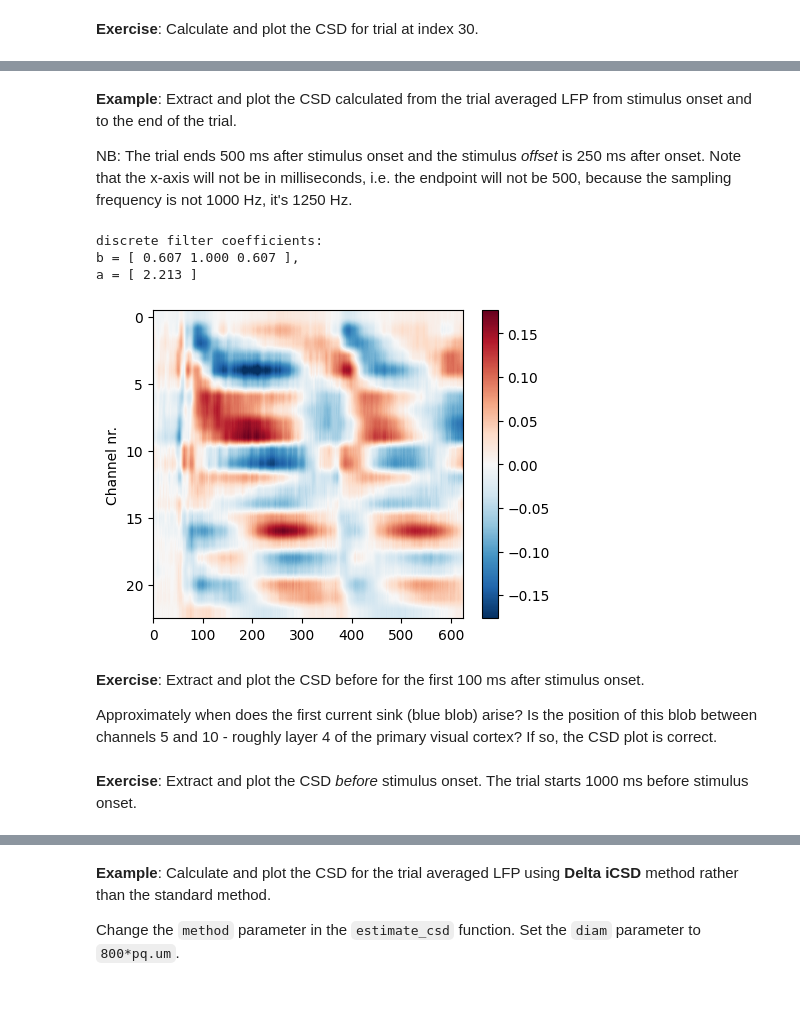
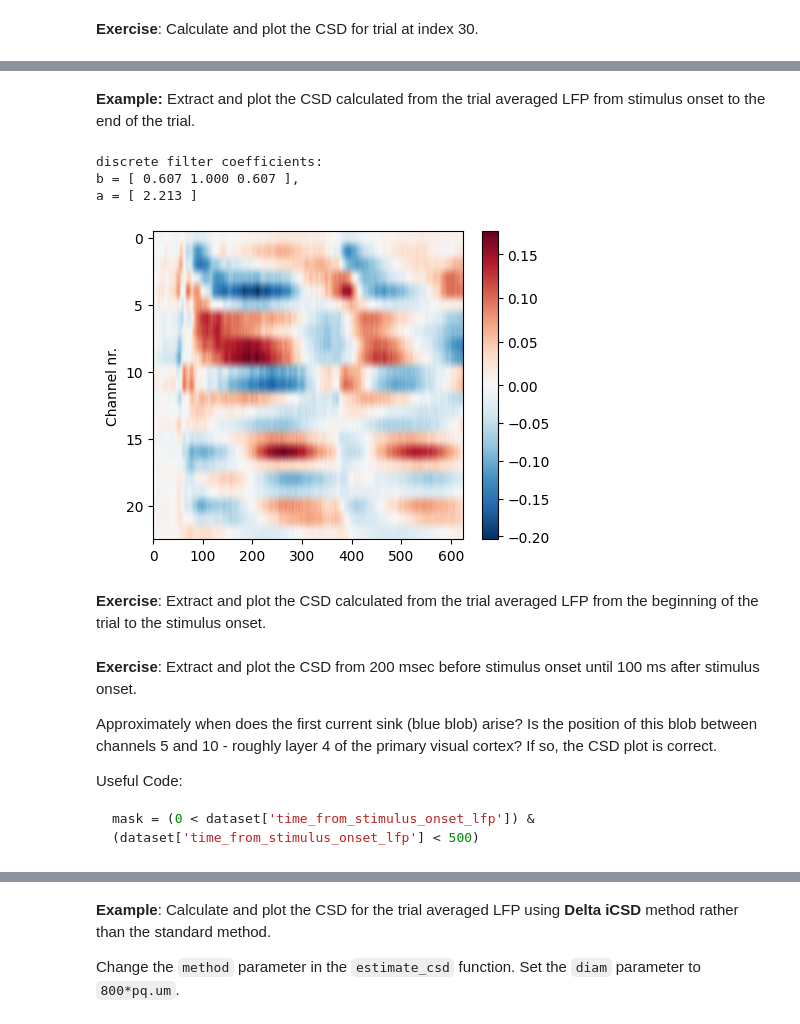
Before and after one commit to ibehave-ibots/LFP-Analysis-in-Python, a Jupyter notebook: Day1/03 CSD Analysis Theory and Methods/3 CSD Analysis Theory and Methods.ipynb, the cells around one changed output, grey strips where cells are left out. Cells and saved outputs as stored; diff of their text form; code cells hidden in the pictures; blank space fills up the shorter version.

Commit message:
stripped solutions

````diff
--- a/Day1/03 CSD Analysis Theory and Methods/3 CSD Analysis Theory and Methods.ipynb
+++ b/Day1/03 CSD Analysis Theory and Methods/3 CSD Analysis Theory and Methods.ipynb
@@ -188,33 +213,23 @@ a = [ 2.213 ]
 # %% [markdown]
-**Example**: Extract and plot the CSD calculated from the trial averaged LFP from stimulus onset and to the end of the trial.
-
-NB: The trial ends 500 ms after stimulus onset and the stimulus *offset* is 250 ms after onset. Note that the x-axis will not be in milliseconds, i.e. the endpoint will not be 500, because the sampling frequency is not 1000 Hz, it's 1250 Hz.
+**Example:** Extract and plot the CSD calculated from the trial averaged LFP from stimulus onset to the end of the trial.
-# %%
-# provided
-
-lfp_neo = utils.create_neo_lfp(lfp_trial_avg.values.T, sampling_frequency_lfp)
-csd_neo = estimate_csd(lfp_neo, coordinates=coords, method='StandardCSD').T
-# %% [output]
-discrete filter coefficients:
-b = [ 0.607 1.000 0.607 ],
-a = [ 2.213 ]
-# %%
-# solution
-
-time_window_start = 0
-time_window_end = 500
-times_lfp_sampled = lfp_trials.time_from_stimulus_onset_lfp # starts at -1000 ms from stimulus onset and ends at 500 ms from stimulus onset
-
-# extract CSD from selected time window
-csd_stim = utils.get_data_time_window(csd_neo, times_lfp_sampled, time_window_start, time_window_end)
-
-plt.figure(figsize=(5,4))
-plt.imshow(csd_stim, aspect = 'auto', cmap = 'RdBu_r', vmin=-np.max(csd_neo), vmax=np.max(csd_neo))
-plt.ylabel('Channel nr.')
-plt.colorbar();
-# %% [output]
-[figure, removed]
+# %%
+mask = dataset.time_from_stimulus_onset_lfp > 0
+lfp = dataset['lfp_trials'].where(mask, drop=True).mean(dim='trial_stimulus_id')
+csd = utils.calc_csd(lfp, dataset.sampling_frequency_lfp, dataset.channel_depth, method='StandardCSD')
+utils.plot_csd(csd)
+# %% [output]
+discrete filter coefficients:
+b = [ 0.607 1.000 0.607 ],
+a = [ 2.213 ]
+[figure, added]
+# %% [markdown]
+**Exercise**: Extract and plot the CSD calculated from the trial averaged LFP from the beginning of the trial to the stimulus onset.
 # %% [markdown]
-**Exercise**: Extract and plot the CSD before for the first 100 ms after stimulus onset.
+**Exercise**: Extract and plot the CSD from 200 msec before stimulus onset until 100 ms after stimulus onset.
 
 Approximately when does the first current sink (blue blob) arise? Is the position of this blob between channels 5 and 10 - roughly layer 4 of the primary visual cortex? If so, the CSD plot is correct.
+
+Useful Code:
+```python
+mask = (0 < dataset['time_from_stimulus_onset_lfp']) & (dataset['time_from_stimulus_onset_lfp'] < 500)
+```
@@ -223,2 +235,0 @@ Approximately when does the first current sink (blue blob) arise? Is the positio
-# %% [markdown]
-**Exercise**: Extract and plot the CSD *before* stimulus onset. The trial starts 1000 ms before stimulus onset.
````
Also changed, not shown: parts of 76 cells of this notebook, 2 other files.
